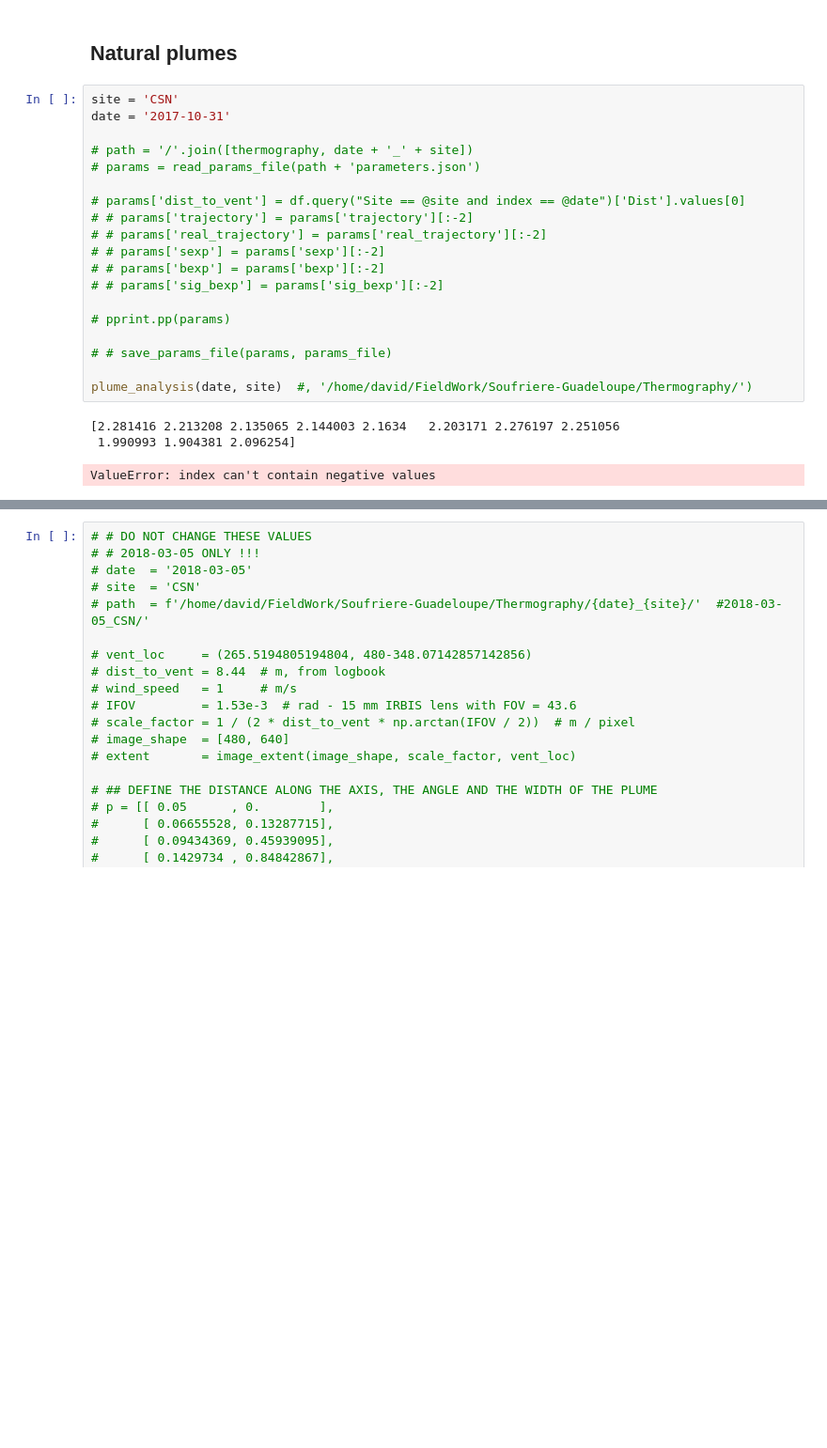
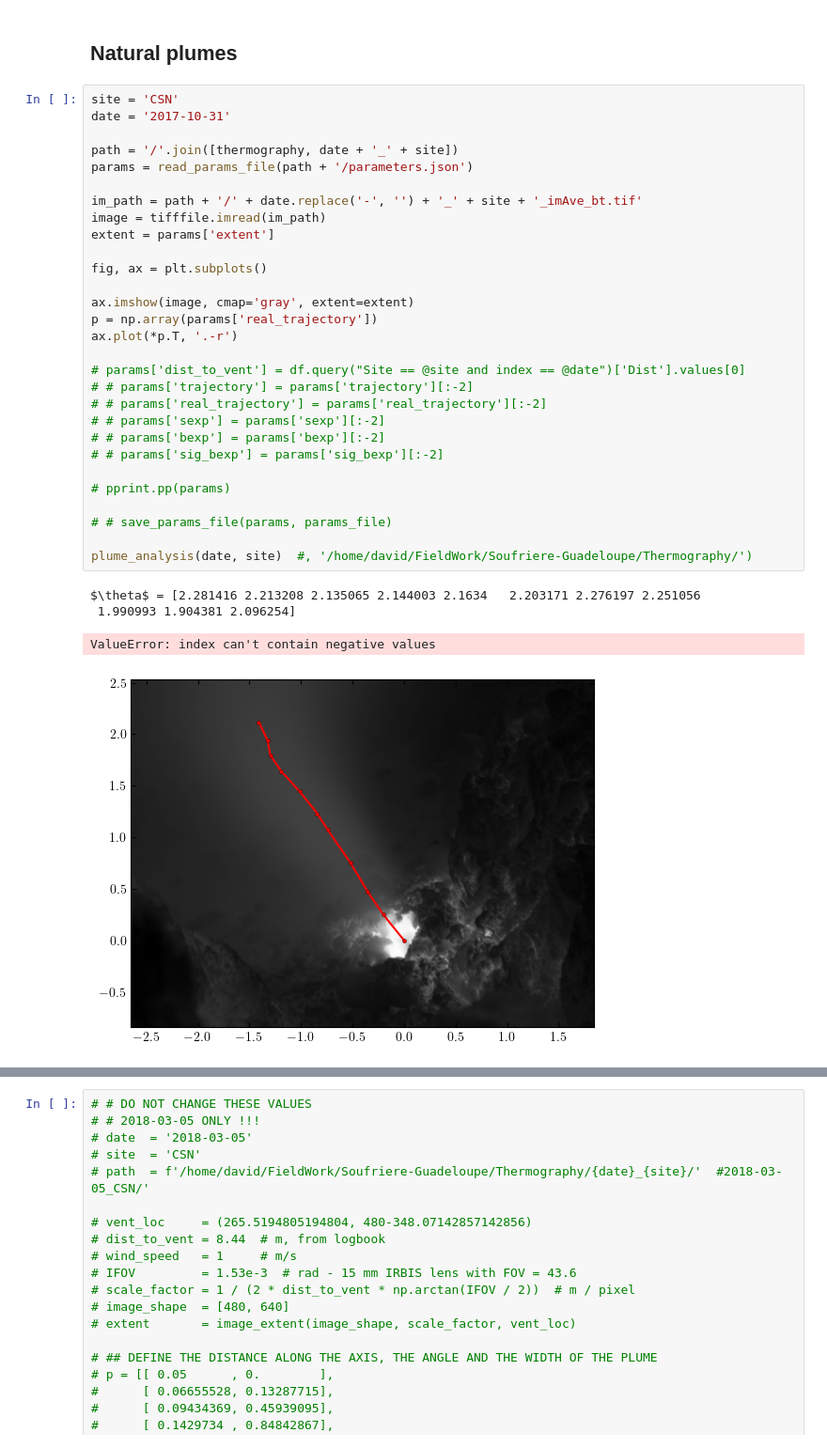
Before and after one commit to djessop/fumarole_plume_model, a Jupyter notebook: plume_analyser_real_plume.ipynb, the cells around one changed output, grey strips where cells are left out. Shown at 94% size. Saved outputs shown, nothing was run; the diff lists cells and outputs as text; blank space fills up the shorter version.

```diff
--- a/plume_analyser_real_plume.ipynb
+++ b/plume_analyser_real_plume.ipynb
@@ -234,24 +234,35 @@ fig.savefig(thermography + 'all_plume_images.png')
 # %%
 site = 'CSN'
 date = '2017-10-31'
 
-# path = '/'.join([thermography, date + '_' + site])
-# params = read_params_file(path + 'parameters.json')
+path = '/'.join([thermography, date + '_' + site])
+params = read_params_file(path + '/parameters.json')
+
+im_path = path + '/' + date.replace('-', '') + '_' + site + '_imAve_bt.tif'
+image = tifffile.imread(im_path)
+extent = params['extent']
+
+fig, ax = plt.subplots()
+
+ax.imshow(image, cmap='gray', extent=extent)
+p = np.array(params['real_trajectory'])
+ax.plot(*p.T, '.-r')
 
 # params['dist_to_vent'] = df.query("Site == @site and index == @date")['Dist'].values[0]
 # # params['trajectory'] = params['trajectory'][:-2]
 # # params['real_trajectory'] = params['real_trajectory'][:-2]
 # # params['sexp'] = params['sexp'][:-2]
 # # params['bexp'] = params['bexp'][:-2]
 # # params['sig_bexp'] = params['sig_bexp'][:-2]
 
 # pprint.pp(params)
 
 # # save_params_file(params, params_file)
 
 plume_analysis(date, site)  #, '/home/david/FieldWork/Soufriere-Guadeloupe/Thermography/')
 # %% [output]
-[2.281416 2.213208 2.135065 2.144003 2.1634   2.203171 2.276197 2.251056
+$\theta$ = [2.281416 2.213208 2.135065 2.144003 2.1634   2.203171 2.276197 2.251056
  1.990993 1.904381 2.096254]
 ValueError: index can't contain negative values
+[figure, added]
 # %%
```
Also changed, not shown: parts of 1 cell of this notebook, 1 other file.
